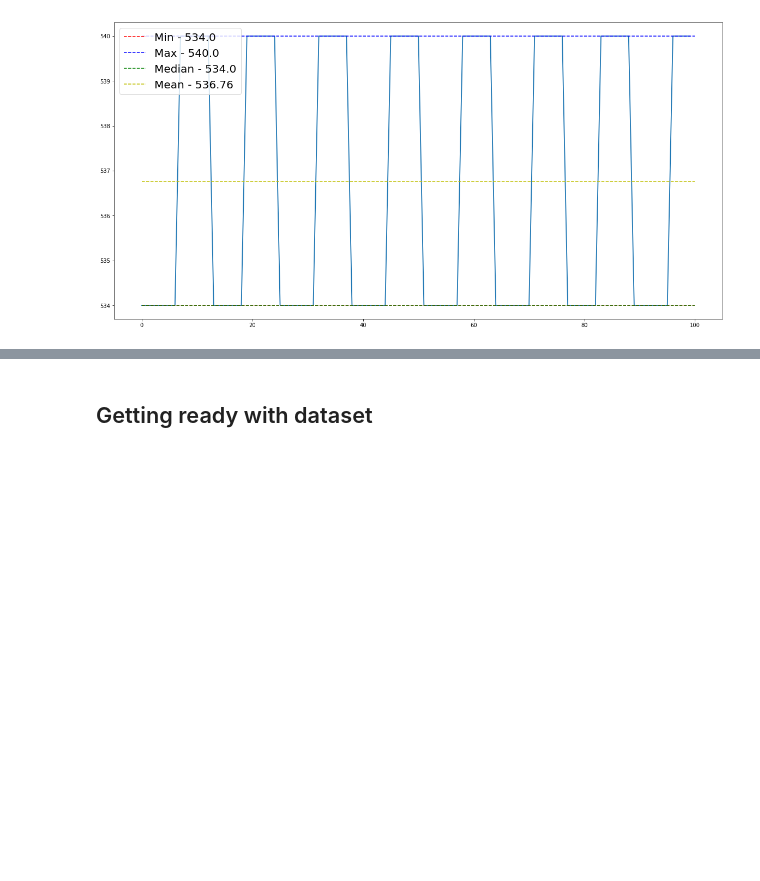
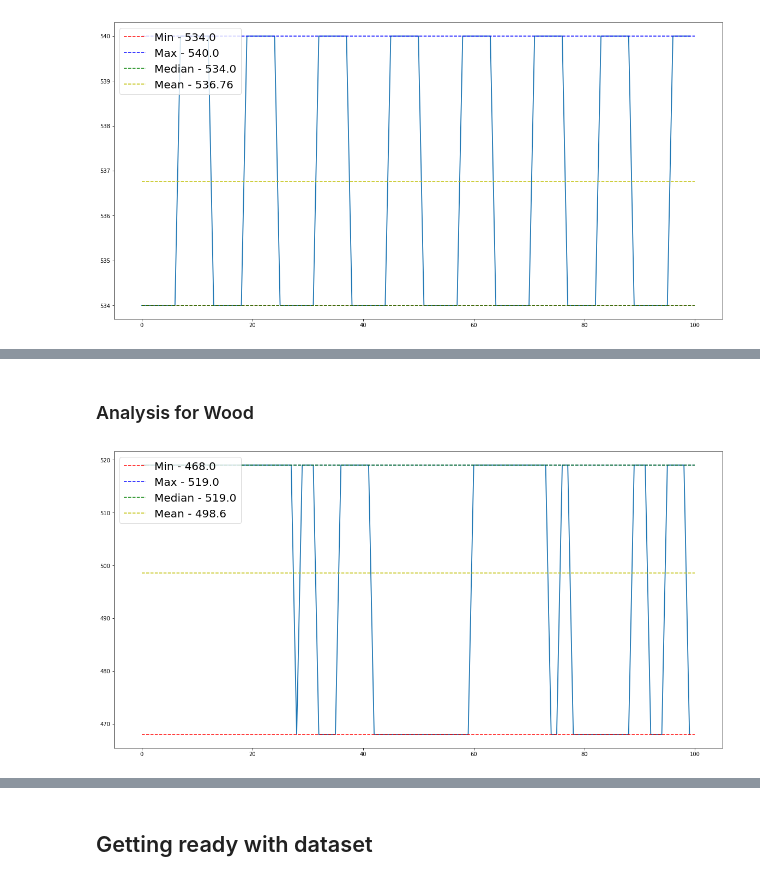
Before and after one commit to AnshulHedau/Pehchaan-The-Identifier, a Jupyter notebook: Data_Analysis_Python/Data Classification.ipynb, the cells around one changed output, grey strips where cells are left out. Saved outputs shown, nothing was run; the diff lists cells and outputs as text; code cells hidden in the pictures; blank space fills up the shorter version.

```diff
--- a/Data_Analysis_Python/Data Classification.ipynb
+++ b/Data_Analysis_Python/Data Classification.ipynb
@@ -196,0 +205,6 @@ statistics_plot(dataset_ceremic[1])
+# %% [markdown]
+### Analysis for Wood
+# %%
+statistics_plot(dataset_wood[93])
+# %% [output]
+[figure, added]
```
Also changed, not shown: parts of 14 cells of this notebook.
